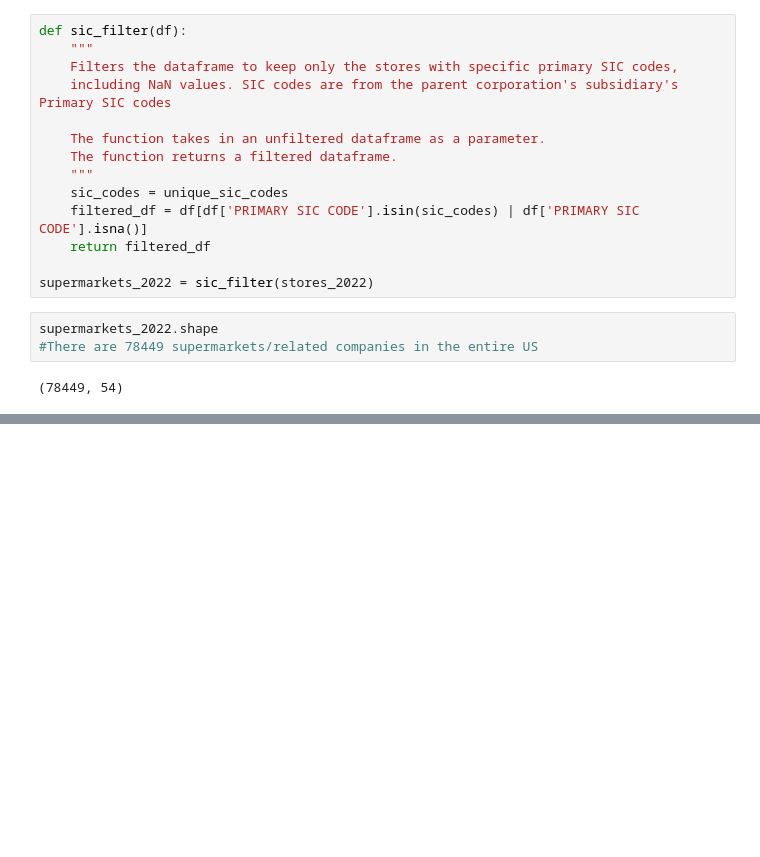
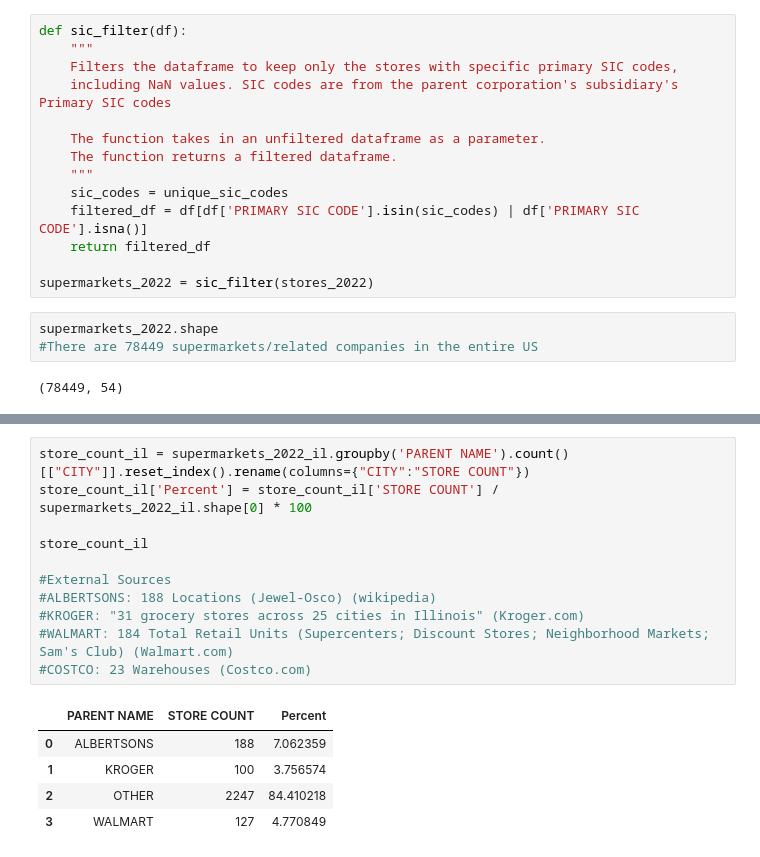
Before and after one commit to uchicago-dsi/rafi-grocery, a Jupyter notebook: notebooks/SEBASTIAN-CLEANED-EDA.ipynb, the cells around one changed output, grey strips where cells are left out. Saved outputs shown, nothing was run; the diff lists cells and outputs as text; blank space fills up the shorter version.

```diff
--- a/notebooks/SEBASTIAN-CLEANED-EDA.ipynb
+++ b/notebooks/SEBASTIAN-CLEANED-EDA.ipynb
@@ -288,0 +306,17 @@ store_count_us
+# %%
+store_count_il = supermarkets_2022_il.groupby('PARENT NAME').count()[["CITY"]].reset_index().rename(columns={"CITY":"STORE COUNT"})
+store_count_il['Percent'] = store_count_il['STORE COUNT'] / supermarkets_2022_il.shape[0] * 100
+
+store_count_il
+
+#External Sources
+#ALBERTSONS: 188 Locations (Jewel-Osco) (wikipedia)
+#KROGER: "31 grocery stores across 25 cities in Illinois" (Kroger.com)
+#WALMART: 184 Total Retail Units (Supercenters; Discount Stores; Neighborhood Markets; Sam's Club) (Walmart.com)
+#COSTCO: 23 Warehouses (Costco.com)
+# %% [output]
+|  | PARENT NAME | STORE COUNT | Percent |
+| 0 | ALBERTSONS | 188 | 7.062359 |
+| 1 | KROGER | 100 | 3.756574 |
+| 2 | OTHER | 2247 | 84.410218 |
+| 3 | WALMART | 127 | 4.770849 |
```
Also changed, not shown: parts of 3 cells of this notebook.
